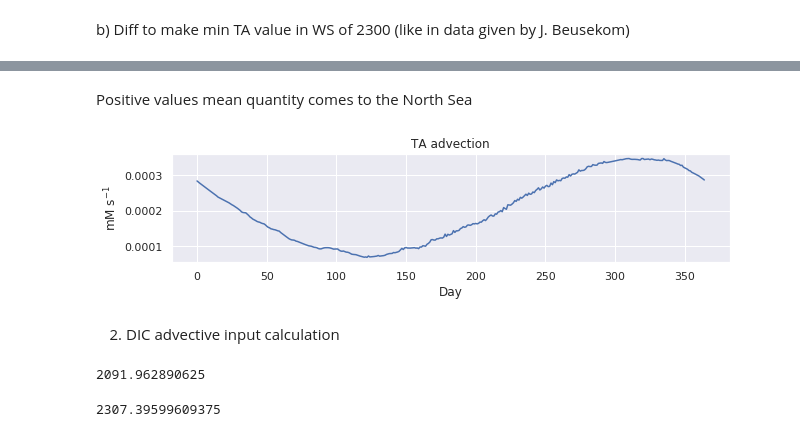
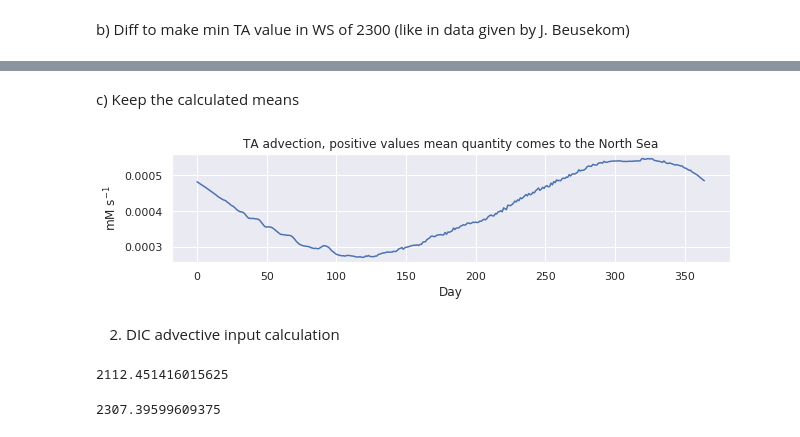
Before and after one commit to limash/Carbon_dioxide_absorption_drivers, a Jupyter notebook: 3_generate_netcdf.ipynb, the cells around one changed output, grey strips where cells are left out. Drawn from its saved outputs; the diff is of its cells as text; code cells hidden in the pictures.

```diff
--- a/3_generate_netcdf.ipynb
+++ b/3_generate_netcdf.ipynb
@@ -132,7 +132,7 @@ ax.legend(loc='upper left'); ax.grid(True);
 # %% [markdown]
 #### Get data from the North Sea base case (baseline, available after the first run) - to calculate the fluxes of TA and DIC from the WS
 # %%
-ds = xr.open_dataset('data/base/kz1450_scale10000/water.nc')
+ds = xr.open_dataset('data/base/kz145_scale10000/water.nc')
 # %%
 dic_df = ds['B_C_DIC'].to_dataframe()
 alk_df = ds['B_C_Alk'].to_dataframe()
@@ -321,23 +328,22 @@ alk_diff = alk_surface_ws['B_C_Alk'].min() - 2300
+# %% [markdown]
+c) Keep the calculated means
 # %%
-alk_ws_ready = alk_surface_ws['B_C_Alk'].values-alk_diff
-#alk_ns_ready = np.zeros(1095)+alk_surface_ns['B_C_Alk'].mean()
-alk_ns_ready = alk_surface_ns['B_C_Alk']
+alk_ws_ready = alk_surface_ws['B_C_Alk'].values
+alk_ns_ready = alk_surface_ns['B_C_Alk'].values
 V = 0.03; dx = 10000
 ta_input = -(V*alk_ns_ready - V*alk_ws_ready)/dx
-# %% [markdown]
-Positive values mean quantity comes to the North Sea
 # %%
-ox = np.arange(365); name = 'TA advection'
+ox = np.arange(365); name = 'TA advection, positive values mean quantity comes to the North Sea'
 plt.plot(ox, ta_input[:365]); plt.gcf().set_size_inches(10,2);
 plt.title(name); plt.xlabel('Day'); plt.ylabel('mM s$^{-1}$');
 # %% [output]
-[figure, old version]
+[figure, new version]
 # %% [markdown]
 2) DIC advective input calculation
 # %%
 dic_surface_ns['B_C_DIC'].mean()
 # %% [output]
-2091.962890625
+2112.451416015625
 # %%
 dic_surface_ws['B_C_DIC'].mean()
 # %% [output]
```
Also changed, not shown: parts of 18 cells of this notebook, 2 other files.
